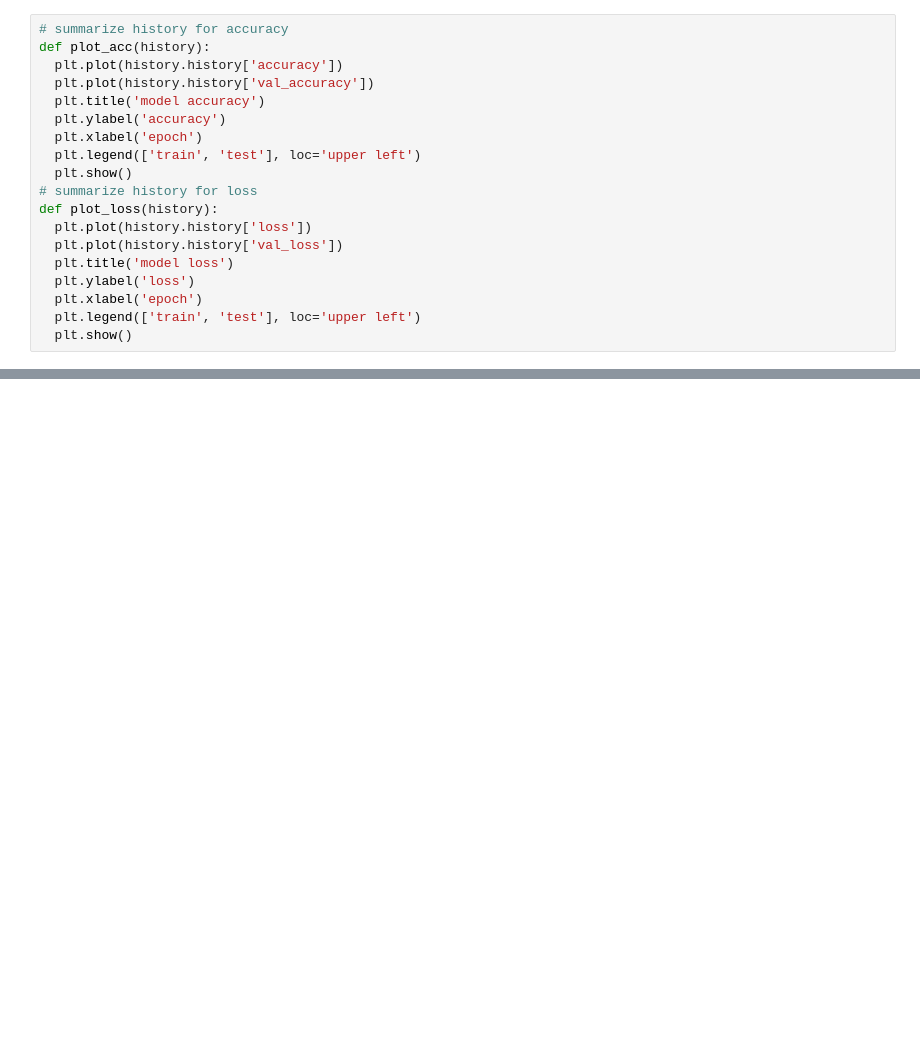
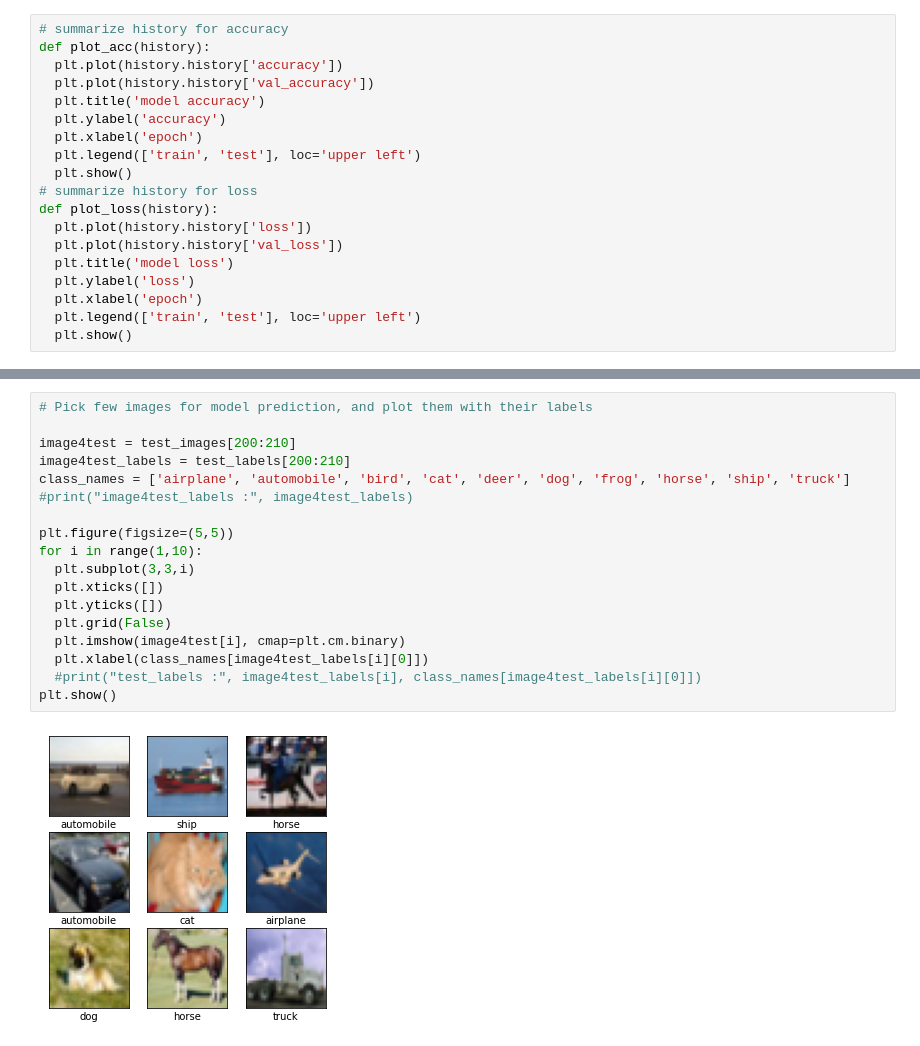
Before and after one commit to Suba2020/DS, a Jupyter notebook: Image_Classification_using_Convolutional_Neural_Networks.ipynb, the cells around one changed output, grey strips where cells are left out. Saved outputs shown, nothing was run; the diff lists cells and outputs as text; blank space fills up the shorter version.

Commit message:
Model prediction for reference images from CFAR10 is done successfully

```diff
--- a/Image_Classification_using_Convolutional_Neural_Networks.ipynb
+++ b/Image_Classification_using_Convolutional_Neural_Networks.ipynb
@@ -152,0 +154,20 @@ plot_loss(history)
+# %%
+# Pick few images for model prediction, and plot them with their labels
+
+image4test = test_images[200:210]
+image4test_labels = test_labels[200:210]
+class_names = ['airplane', 'automobile', 'bird', 'cat', 'deer', 'dog', 'frog', 'horse', 'ship', 'truck']
+#print("image4test_labels :", image4test_labels)
+
+plt.figure(figsize=(5,5))
+for i in range(1,10):
+  plt.subplot(3,3,i)
+  plt.xticks([])
+  plt.yticks([])
+  plt.grid(False)
+  plt.imshow(image4test[i], cmap=plt.cm.binary)
+  plt.xlabel(class_names[image4test_labels[i][0]])
+  #print("test_labels :", image4test_labels[i], class_names[image4test_labels[i][0]])
+plt.show()
+# %% [output]
+[figure, added]
```
Also changed, not shown: parts of 5 cells of this notebook.
